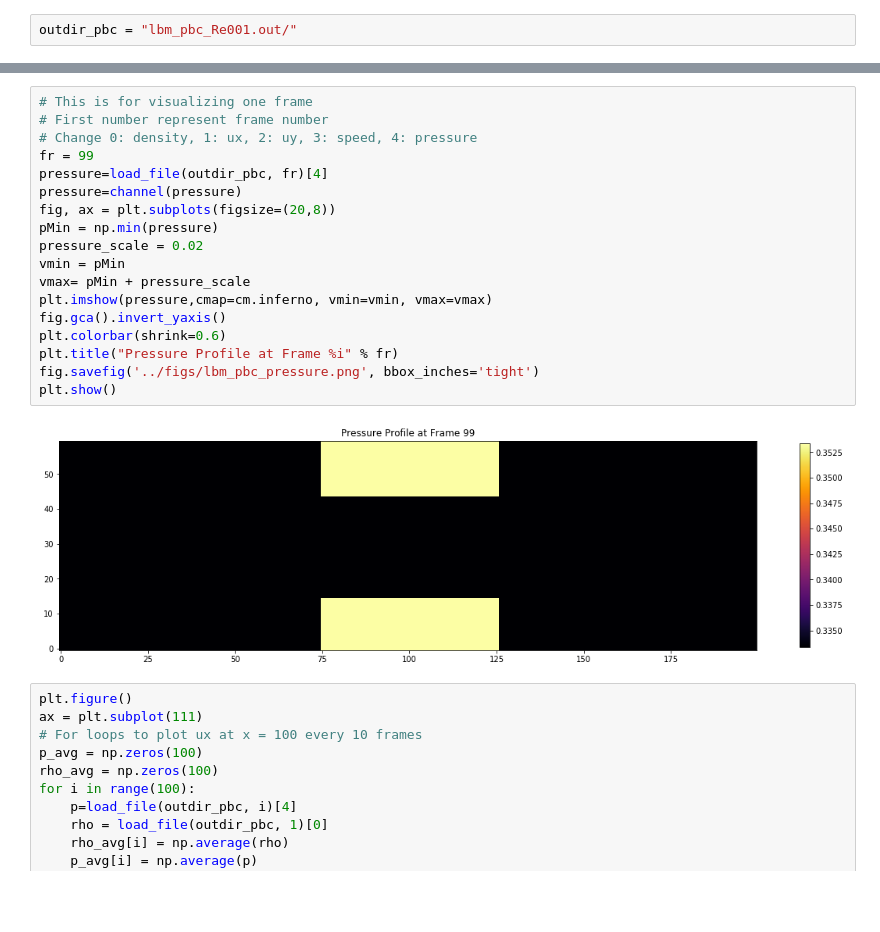
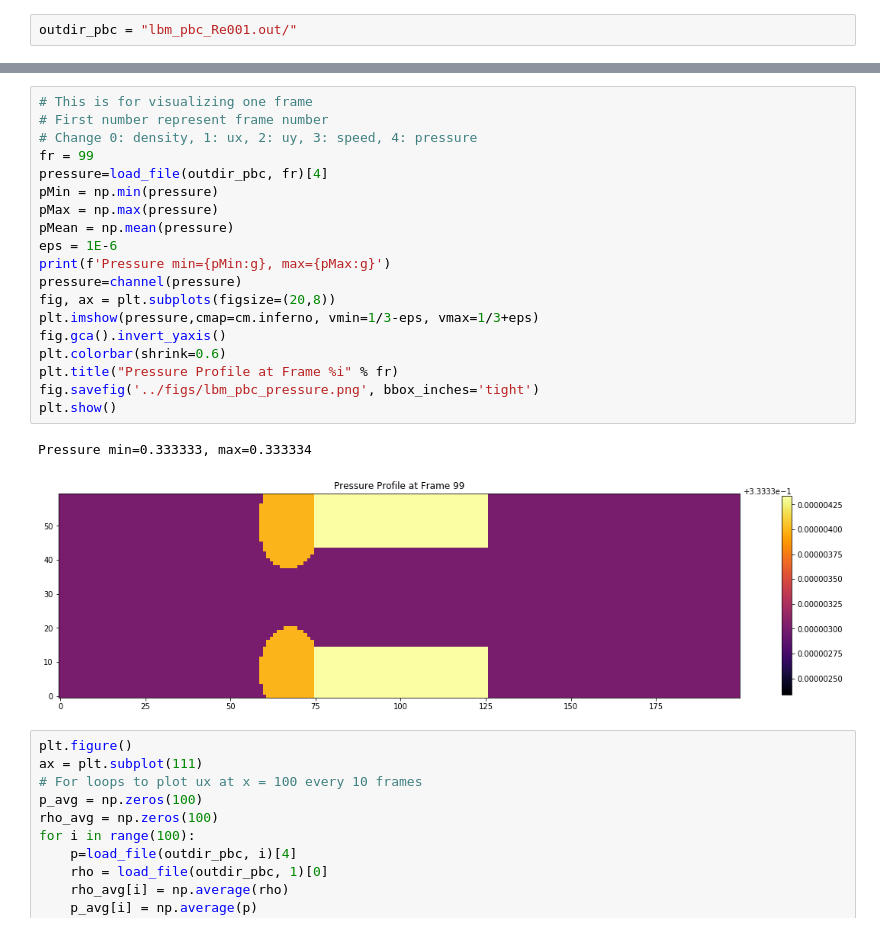
Before and after one commit to iacs-ac290r-2019/homework, a Jupyter notebook: hw2/lbm_7/viz.ipynb, the cells around one changed output, grey strips where cells are left out. Cells and saved outputs as stored; diff of their text form; blank space fills up the shorter version.

```diff
--- a/hw2/lbm_7/viz.ipynb
+++ b/hw2/lbm_7/viz.ipynb
@@ -49,23 +52,25 @@ plt.show()
 # %%
 # This is for visualizing one frame
 # First number represent frame number
 # Change 0: density, 1: ux, 2: uy, 3: speed, 4: pressure
 fr = 99
 pressure=load_file(outdir_pbc, fr)[4]
+pMin = np.min(pressure)
+pMax = np.max(pressure)
+pMean = np.mean(pressure)
+eps = 1E-6
+print(f'Pressure min={pMin:g}, max={pMax:g}')
 pressure=channel(pressure)
 fig, ax = plt.subplots(figsize=(20,8))
-pMin = np.min(pressure)
-pressure_scale = 0.02
-vmin = pMin
-vmax= pMin + pressure_scale
-plt.imshow(pressure,cmap=cm.inferno, vmin=vmin, vmax=vmax)
+plt.imshow(pressure,cmap=cm.inferno, vmin=1/3-eps, vmax=1/3+eps)
 fig.gca().invert_yaxis()
 plt.colorbar(shrink=0.6)
 plt.title("Pressure Profile at Frame %i" % fr)
 fig.savefig('../figs/lbm_pbc_pressure.png', bbox_inches='tight')
 plt.show()
 # %% [output]
+Pressure min=0.333333, max=0.333334
-[figure, old version]
+[figure, new version]
 # %%
 plt.figure()
 ax = plt.subplot(111)
```
Also changed, not shown: parts of 18 cells of this notebook, 14 other files.
